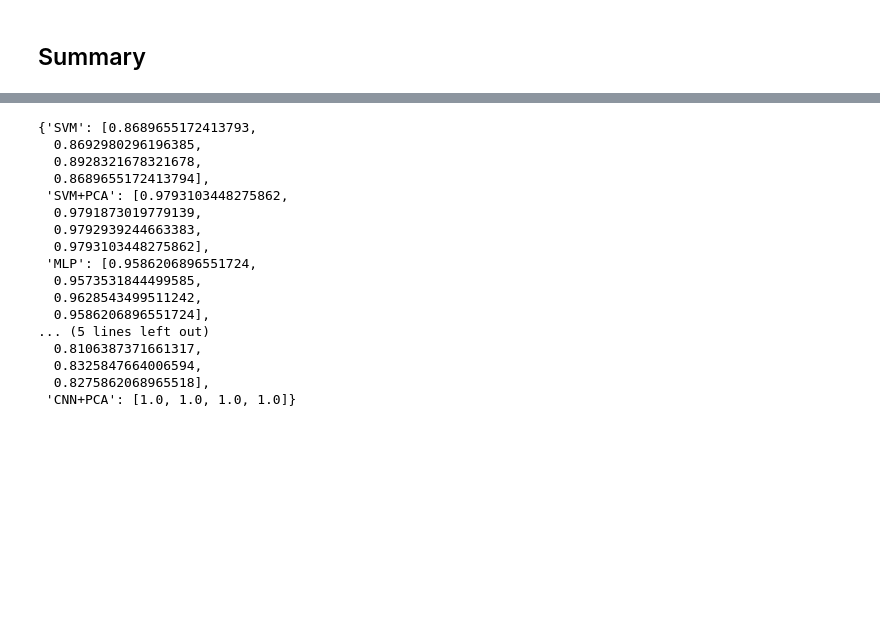
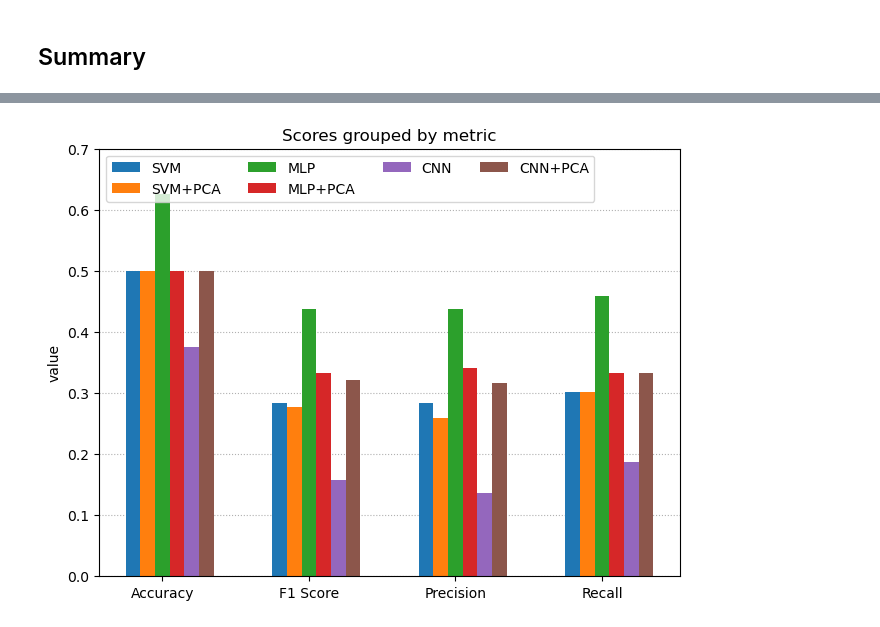
Before and after one commit to alejo963/cogaf-population, a Jupyter notebook: notebooks/train_models.ipynb, the cells around one changed output, grey strips where cells are left out. Saved outputs shown, nothing was run; the diff lists cells and outputs as text; code cells hidden in the pictures; blank space fills up the shorter version.

```diff
--- a/notebooks/train_models.ipynb
+++ b/notebooks/train_models.ipynb
@@ -420,27 +441,39 @@ list(eval_df.loc[1].to_numpy()[1:5])
 # %%
-{
-    eval_df.loc[0].to_numpy()[0]: list(eval_df.loc[0].to_numpy()[1:5]),
-    eval_df.loc[1].to_numpy()[0]: list(eval_df.loc[1].to_numpy()[1:5]),
-    eval_df.loc[2].to_numpy()[0]: list(eval_df.loc[2].to_numpy()[1:5]),
-    eval_df.loc[3].to_numpy()[0]: list(eval_df.loc[3].to_numpy()[1:5]),
-    eval_df.loc[4].to_numpy()[0]: list(eval_df.loc[4].to_numpy()[1:5]),
-    eval_df.loc[5].to_numpy()[0]: list(eval_df.loc[5].to_numpy()[1:5]),
+import matplotlib.pyplot as plt
+import numpy as np
+
+metrics = ("Accuracy", "F1 Score", "Precision", "Recall")
+scores = {
+    eval_df.loc[0].to_numpy()[0]: list(eval_df.loc[0].to_numpy()[5:]),
+    eval_df.loc[1].to_numpy()[0]: list(eval_df.loc[1].to_numpy()[5:]),
+    eval_df.loc[2].to_numpy()[0]: list(eval_df.loc[2].to_numpy()[5:]),
+    eval_df.loc[3].to_numpy()[0]: list(eval_df.loc[3].to_numpy()[5:]),
+    eval_df.loc[4].to_numpy()[0]: list(eval_df.loc[4].to_numpy()[5:]),
+    eval_df.loc[5].to_numpy()[0]: list(eval_df.loc[5].to_numpy()[5:]),
 }
+
+models = eval_df.model
+
+x = np.arange(len(metrics))  # the label locations
+width = 0.1  # the width of the bars
+multiplier = 0
+
+fig, ax = plt.subplots(layout='constrained')
+
+for attribute, measurement in scores.items():
+    offset = width * multiplier
+    rects = ax.bar(x + offset, measurement, width, label=attribute, zorder=2)
+    # ax.bar_label(rects, padding=3)
+    multiplier += 1
+
+# Add some text for labels, title and custom x-axis tick labels, etc.
+ax.set_ylabel('value')
+ax.set_title('Scores grouped by metric')
+ax.set_xticks(x + 0.1 + width, metrics)
+ax.grid(True, axis="y", linestyle=":", zorder=0)
+ax.legend(loc='upper left', ncols=4)
+ax.set_ylim(0, 0.7)
+
+plt.show()
 # %% [output]
-{'SVM': [0.8689655172413793,
-  0.8692980296196385,
-  0.8928321678321678,
-  0.8689655172413794],
- 'SVM+PCA': [0.9793103448275862,
-  0.9791873019779139,
-  0.9792939244663383,
-  0.9793103448275862],
- 'MLP': [0.9586206896551724,
-  0.9573531844499585,
-  0.9628543499511242,
-  0.9586206896551724],
-... (5 lines left out)
-  0.8106387371661317,
-  0.8325847664006594,
-  0.8275862068965518],
- 'CNN+PCA': [1.0, 1.0, 1.0, 1.0]}
+[figure, added]
```
Also changed, not shown: parts of 15 cells of this notebook, 5 other files.
